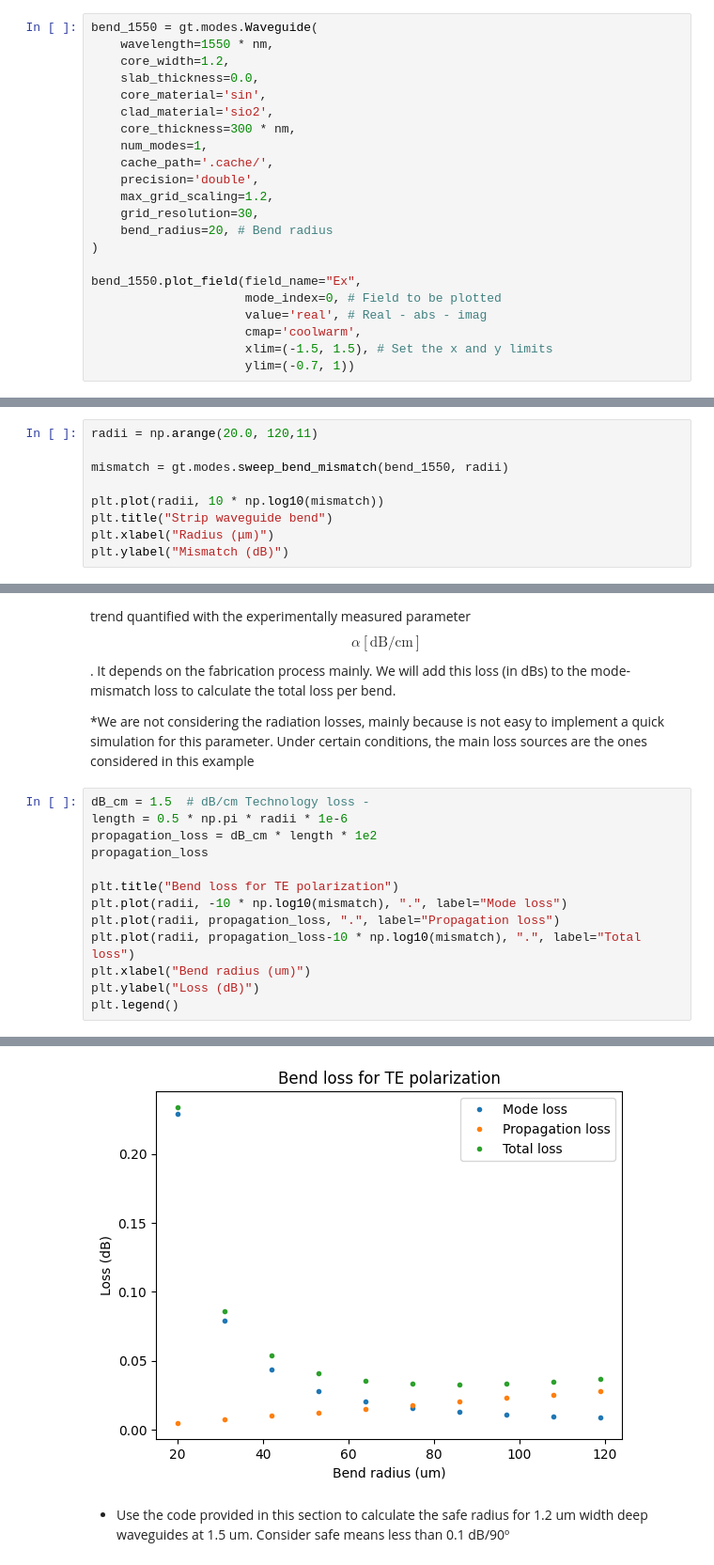
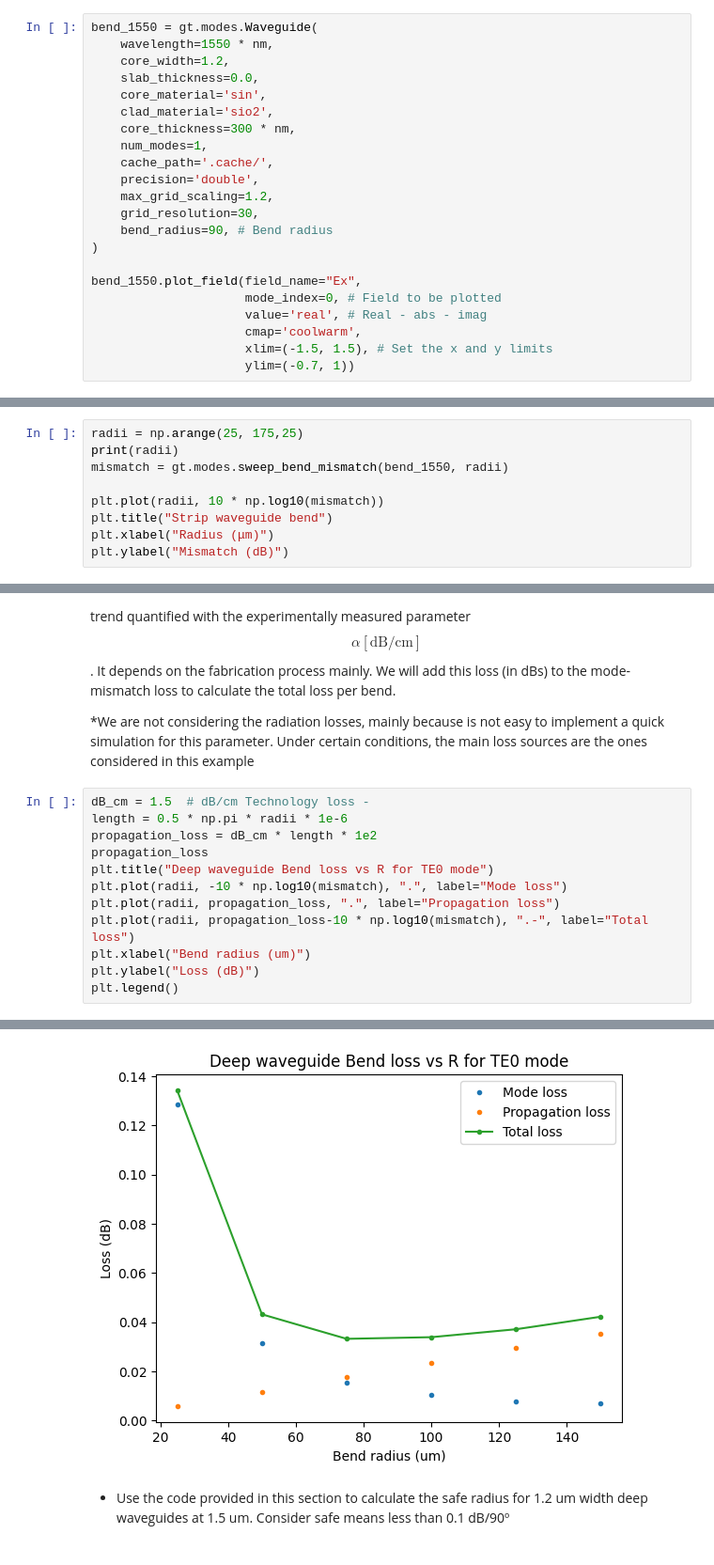
Before and after one commit to jllanoh/cifoin-lab1, a Jupyter notebook: WAVEGUIDES_Student.ipynb, the cells around one changed output, grey strips where cells are left out. Shown at 94% size. Saved outputs shown, nothing was run; the diff lists cells and outputs as text.

```diff
--- a/WAVEGUIDES_Student.ipynb
+++ b/WAVEGUIDES_Student.ipynb
@@ -574,7 +574,7 @@ bend_1550 = gt.modes.Waveguide(
     precision='double',
     max_grid_scaling=1.2,
     grid_resolution=30,
-    bend_radius=20, # Bend radius
+    bend_radius=90, # Bend radius
 )
 
 bend_1550.plot_field(field_name="Ex",
@@ -594,8 +596,8 @@ Bend waveguide mode differs slightly from the straight waveguide mode, wich yiel
 
 This is already implemented on GDSfactory library:
 # %%
-radii = np.arange(20.0, 120,11)
-
+radii = np.arange(25, 175,25)
+print(radii)
 mismatch = gt.modes.sweep_bend_mismatch(bend_1550, radii)
 
 plt.plot(radii, 10 * np.log10(mismatch))
@@ -614,18 +617,17 @@ Consider the equivalent linear length of the quarter-circle bend. Light will att
 # %%
 dB_cm = 1.5  # dB/cm Technology loss -
 length = 0.5 * np.pi * radii * 1e-6
 propagation_loss = dB_cm * length * 1e2
 propagation_loss
-
-plt.title("Bend loss for TE polarization")
+plt.title("Deep waveguide Bend loss vs R for TE0 mode")
 plt.plot(radii, -10 * np.log10(mismatch), ".", label="Mode loss")
 plt.plot(radii, propagation_loss, ".", label="Propagation loss")
-plt.plot(radii, propagation_loss-10 * np.log10(mismatch), ".", label="Total loss")
+plt.plot(radii, propagation_loss-10 * np.log10(mismatch), ".-", label="Total loss")
 plt.xlabel("Bend radius (um)")
 plt.ylabel("Loss (dB)")
 plt.legend()
 # %% [output]
 <matplotlib.legend.Legend at 0x...>
-[figure, old version]
+[figure, new version]
 # %% [markdown]
 - Use the code provided in this section to calculate the safe radius for 1.2 um width deep waveguides at 1.5 um. Consider safe means less than 0.1 dB/90º
```
Also changed, not shown: parts of 8 cells of this notebook, 1 other file.
